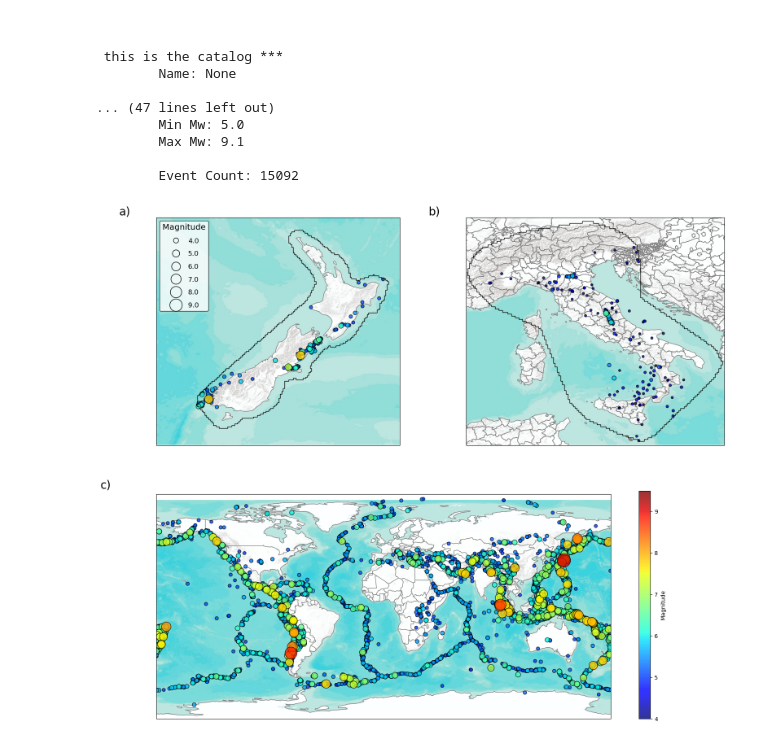
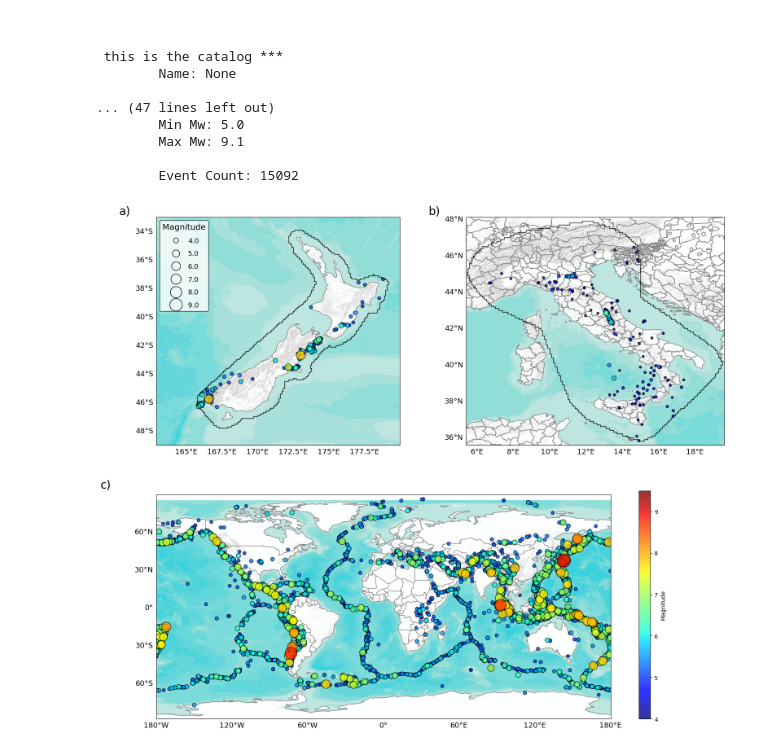
Before and after one commit to KennyGraham1/pyCSEP_followup_paper, a Jupyter notebook: notebooks/plot_figure_1.ipynb, the cells around one changed output. Cells and saved outputs as stored; diff of their text form; code cells hidden in the pictures.

```diff
--- a/notebooks/plot_figure_1.ipynb
+++ b/notebooks/plot_figure_1.ipynb
@@ -109,10 +109,10 @@ ax_NZ.add_image(_get_basemap('ESRI_terrain'), 6)
 gl = ax_NZ.gridlines()
 gl.xlines = False
 gl.ylines = False
-gl.xlabels_top = False
-gl.xlabels_bottom = True
-gl.ylabels_right = False
-gl.ylabels_left = True
+gl.top_labels = False
+gl.bottom_labels = True
+gl.right_labels = False
+gl.left_labels = True
 gl.xlabel_style = {'size': 13}
 gl.ylabel_style = {'size': 13}
 # gl.xlocator = mticker.FixedLocator([165,170, 174, 179])
@@ -148,10 +148,10 @@ ax_IT.add_image(_get_basemap('ESRI_terrain'), 6)
 gl = ax_IT.gridlines()
 gl.xlines = False
 gl.ylines = False
-gl.xlabels_top = False
-gl.xlabels_bottom = True
-gl.ylabels_right = False
-gl.ylabels_left = True
+gl.top_labels = False
+gl.bottom_labels = True
+gl.right_labels = False
+gl.left_labels = True
 gl.xlabel_style = {'size': 13}
 gl.ylabel_style = {'size': 13}
 # gl.xlocator = mticker.FixedLocator([6, 10, 14, 18])
@@ -191,15 +191,15 @@ ax_gcmt.add_image(_get_basemap('ESRI_terrain'), 6)
 gl = ax_gcmt.gridlines()
 gl.xlines = False
 gl.ylines = False
-gl.xlabels_top = False
-gl.xlabels_bottom = True
-gl.ylabels_right = False
-gl.ylabels_left = True
+gl.top_labels = False
+gl.bottom_labels = True
+gl.right_labels = False
+gl.left_labels = True
 gl.xlabel_style = {'size': 13}
 gl.ylabel_style = {'size': 13}
-# gl.xlocator = mticker.FixedLocator([165,170, 174, 179])
+# gl.xlocator = mticker.FixedLocator([166,170, 174, 178])
 gl.xformatter = LONGITUDE_FORMATTER
-# gl.ylocator = mticker.FixedLocator([-33, -38, -41, -44, -48])
+# gl.ylocator = mticker.FixedLocator([-35, -38, -41, -44, -47])
 gl.yformatter = LATITUDE_FORMATTER
 
 
@@ -225,31 +225,31 @@ ax_gcmt.text(-0.1, 1.05, 'c)', transform=ax_gcmt.transAxes, fontsize=20,  va='to
 
 
 handles, labels = scatter_gcmt.legend_elements(prop="sizes",
                                                num=7,
                                                markerfacecolor="None",
                                                markeredgecolor='black',
                                                alpha=1,
                                                zorder=1
                                                )
 legendC = ax_NZ.legend(handles,
                        ['4.0', '5.0', '6.0', '7.0', '8.0', '9.0'],
                        loc="upper left",
                        edgecolor='black',
                        labelspacing=1,
                     #    framealpha=0.5,
                        fontsize=12,
                        facecolor='white'
                        )
 
 legendC.set_title('Magnitude',
                   prop={'size':'x-large'}
                   )
 cbar = plt.colorbar(scatter_gcmt)
 cbar.set_label('Magnitude')
 
 
 plt.savefig('../output/figure1.png',
             dpi=150,
             bbox_inches = 'tight')
 # %% [output]
-[figure, old version]
+[figure, new version]
```
Also changed, not shown: 21 other files.
